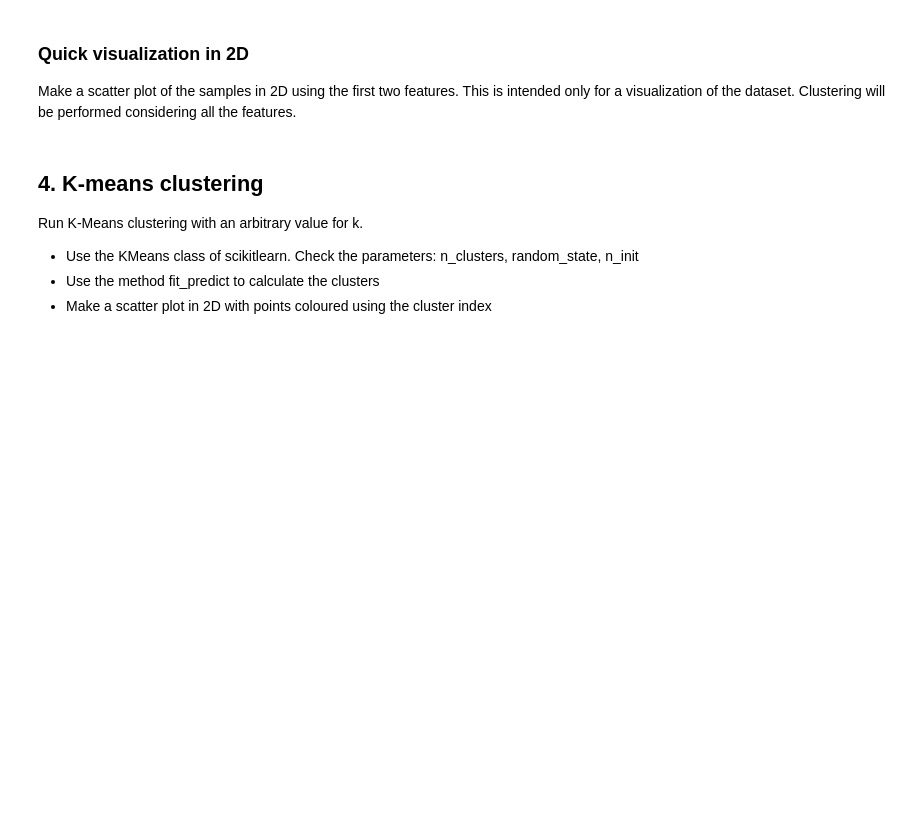
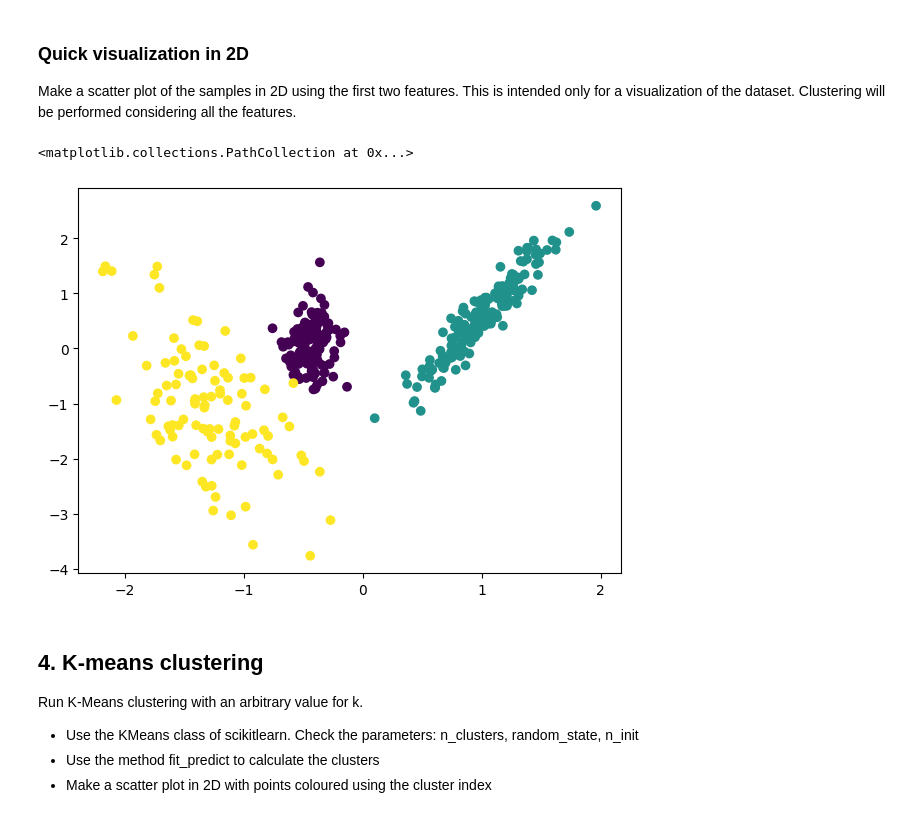
Before and after one commit to MatteoBaraldi/Machine-Learning-for-Bioengineering, a Jupyter notebook: MOD-2/01_clustering_exercises/exercise_kmeans_gmm.ipynb, the cells around one changed output. Drawn from its saved outputs; the diff is of its cells as text; code cells hidden in the pictures; blank space fills up the shorter version.

```diff
--- a/MOD-2/01_clustering_exercises/exercise_kmeans_gmm.ipynb
+++ b/MOD-2/01_clustering_exercises/exercise_kmeans_gmm.ipynb
@@ -110,6 +110,11 @@ array([1., 1.])
 ### Quick visualization in 2D
 
 Make a scatter plot of the samples in 2D using the first two features. This is intended only for a visualization of the dataset. Clustering will be performed considering all the features.
+# %%
+plt.scatter(X_scaled[:, 0], X_scaled[:, 1], c=y_true)
+# %% [output]
+<matplotlib.collections.PathCollection at 0x...>
+[figure, added]
 # %% [markdown]
 ## 4. K-means clustering
 
```
Also changed, not shown: parts of 5 cells of this notebook.
